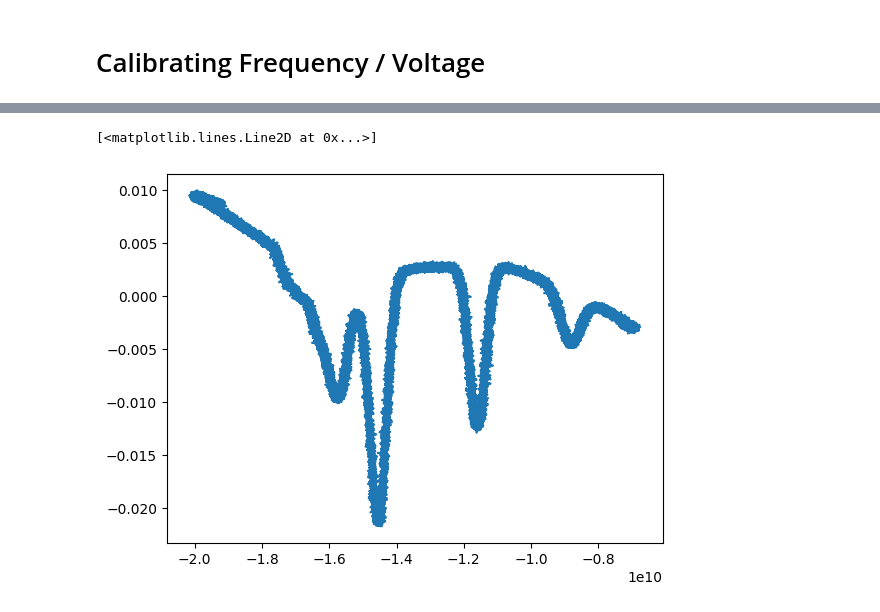
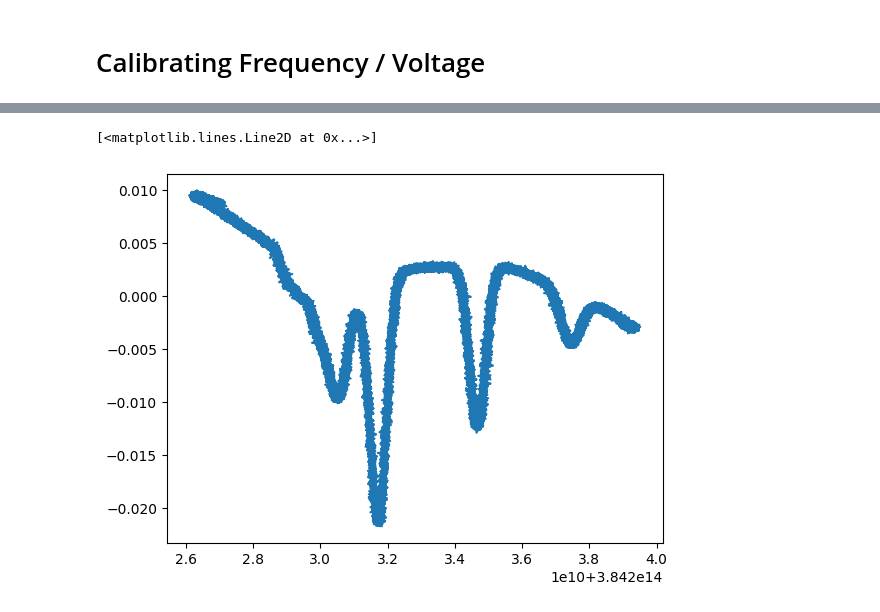
Before and after one commit to benjaminorthner/quantumlab, a Jupyter notebook: rb_spec/rb_spec.ipynb, the cells around one changed output, grey strips where cells are left out. Cells and saved outputs as stored; diff of their text form; code cells hidden in the pictures.

```diff
--- a/rb_spec/rb_spec.ipynb
+++ b/rb_spec/rb_spec.ipynb
@@ -37,7 +52,14 @@ plt.plot(t[::10], c2[::10])
-# %%
-df_dv, _, _, _, _ = linregress(peakVoltages, peakFrequencies)
-
-plt.plot(c1*df_dv, c2)
-# %% [output]
-[<matplotlib.lines.Line2D at 0x...>]
-[figure, removed]
+# %%
+f0 = 384.2304844685e12
+f1 = f0 + 1.296117462789e9
+f2 = f1 + 3.035732439e9
+f3 = f2 + 2.500832709015e9
+peakFrequencies = np.array([f0,f1,f2,f3])
+
+df_dv, intercept, _, _, _ = linregress(peakVoltages, peakFrequencies)
+
+freq = c1 * df_dv + intercept
+plt.plot(freq[::1], c2[::1])
+# %% [output]
+[<matplotlib.lines.Line2D at 0x...>]
+[figure, added]
```
Also changed, not shown: parts of 1 cell of this notebook.
